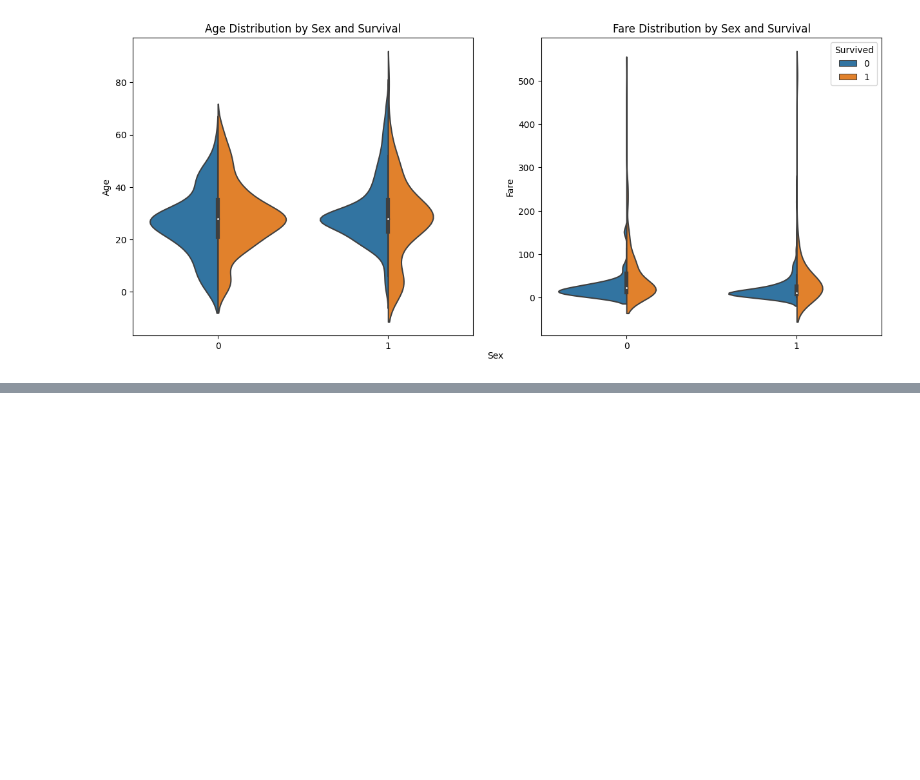
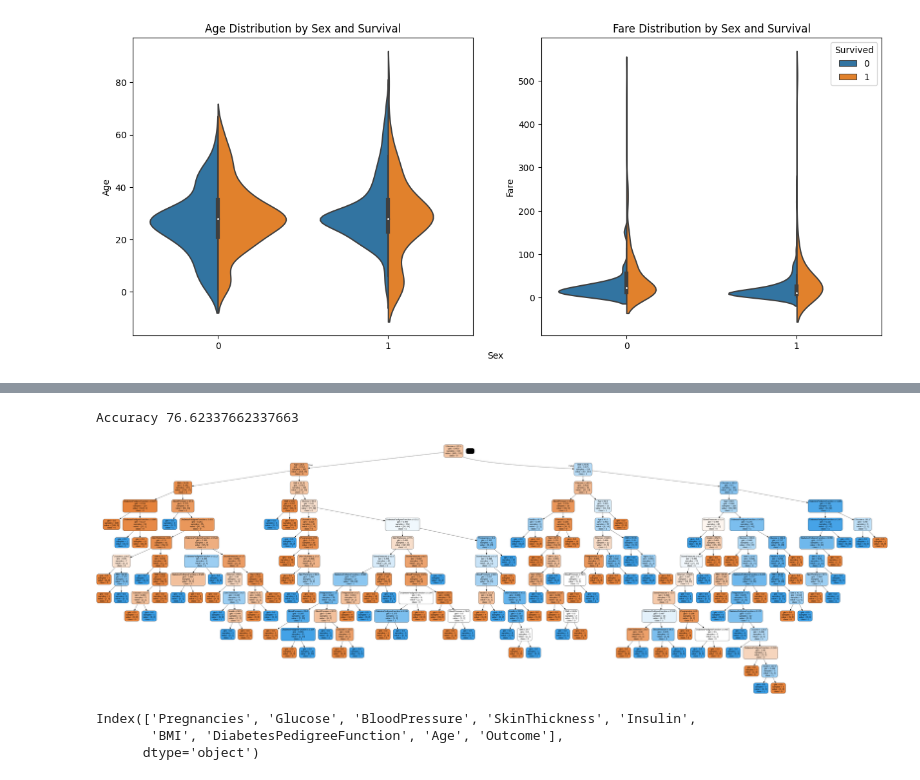
Before and after one commit to GodishalaAshwith/MachineLearningLab, a Jupyter notebook: MLKaggle.ipynb, the cells around one changed output, grey strips where cells are left out. Saved outputs shown, nothing was run; the diff lists cells and outputs as text; code cells hidden in the pictures; blank space fills up the shorter version.

```diff
--- a/MLKaggle.ipynb
+++ b/MLKaggle.ipynb
@@ -1342,0 +1742,42 @@ plt.show()
+# %%
+from sklearn.tree import DecisionTreeClassifier
+from sklearn import metrics
+
+dtc = DecisionTreeClassifier()
+dtc.fit(x_train,y_train)
+y_pred = dtc.predict(x_test)
+
+acc = metrics.accuracy_score(y_test,y_pred) * 100
+
+print(f"Accuracy {acc} ")
+# %% [output]
+Accuracy 76.62337662337663
+# %%
+from sklearn.tree import export_graphviz
+from io import StringIO
+from IPython.display import Image
+import pydotplus
+
+dot_data = StringIO()   # use lowercase consistently
+
+export_graphviz(
+    dtc,
+    out_file=dot_data,
+    filled=True,
+    rounded=True,
+    special_characters=True,
+    feature_names=x_train.columns,
+    class_names=['0','1']
+)
+
+graph = pydotplus.graph_from_dot_data(dot_data.getvalue())
+graph.write_png('diabetes.png')
+Image(graph.create_png())
+# %% [output]
+[figure, added]
+# %%
+diabetes.columns
+# %% [output]
+Index(['Pregnancies', 'Glucose', 'BloodPressure', 'SkinThickness', 'Insulin',
+       'BMI', 'DiabetesPedigreeFunction', 'Age', 'Outcome'],
+      dtype='object')
```
Also changed, not shown: parts of 26 cells of this notebook.
